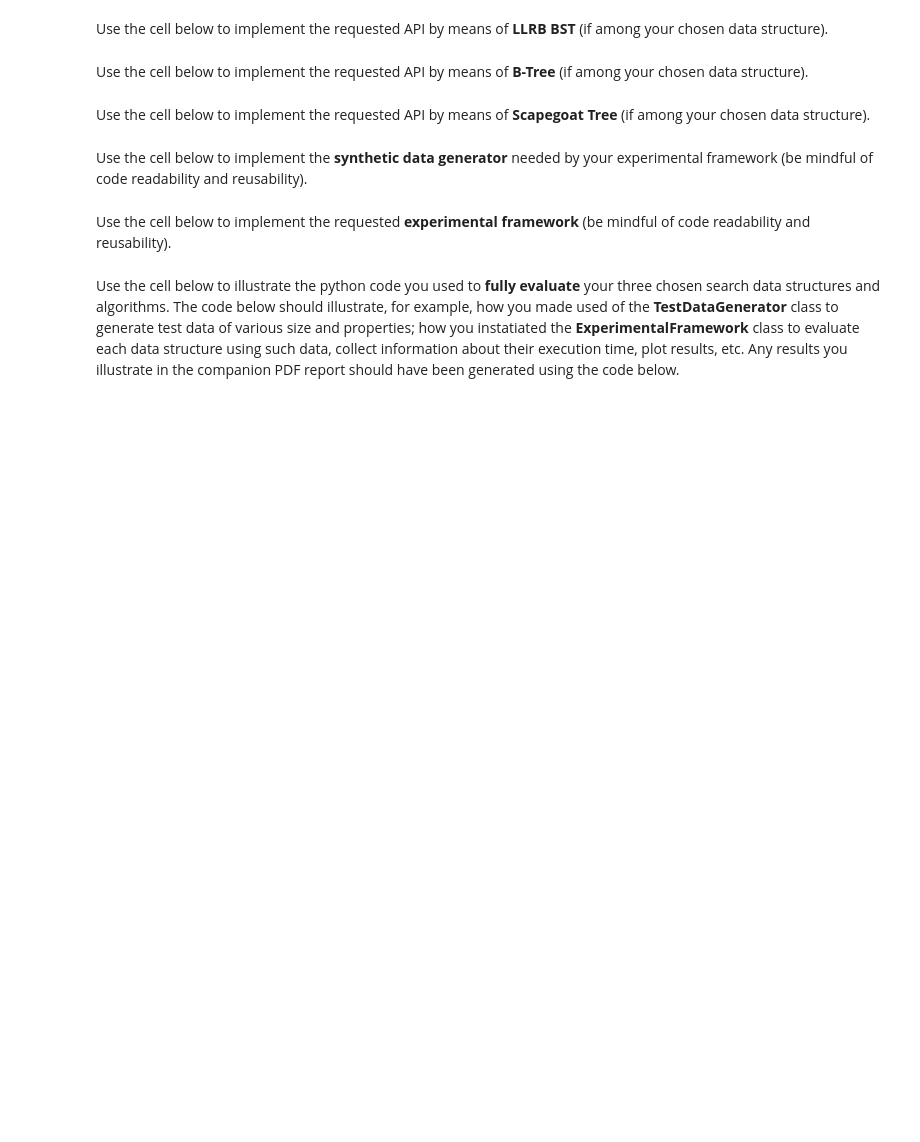
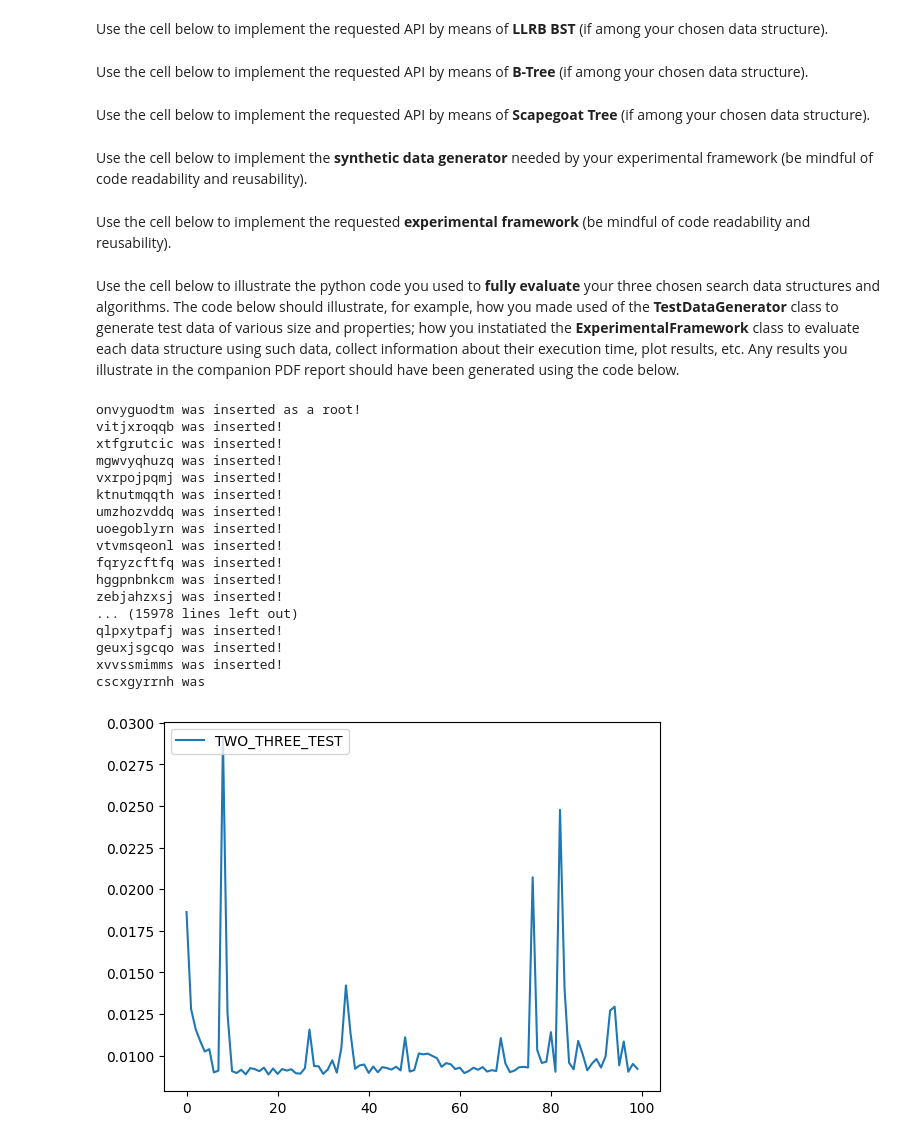
Before and after one commit to raphaellith/Search-Tree-Algorithms, a Jupyter notebook: grp-XXX-0005code.ipynb, the cells around one changed output. Saved outputs shown, nothing was run; the diff lists cells and outputs as text; code cells hidden in the pictures; blank space fills up the shorter version.

```diff
--- a/grp-XXX-0005code.ipynb
+++ b/grp-XXX-0005code.ipynb
@@ -46,21 +46,3 @@ Use the cell below to define any auxiliary data structure and python function yo
 # ADD AUXILIARY DATA STRUCTURE DEFINITIONS AND HELPER CODE HERE
 # %% [markdown]
 Use the cell below to implement the requested API by means of **2-3 Tree** (if among your chosen data structure).
-# %%
-class TwoThreeTree(AbstractSearchInterface):
-
-    def insertElement(self, element):
-        inserted = False
-        # ADD YOUR CODE HERE
-
-
-        return inserted
-
-
-
-    def searchElement(self, element):
-        found = False
-        # ADD YOUR CODE HERE
-
-
-        return found
@@ -468,0 +563,26 @@ Use the cell below to illustrate the python code you used to **fully evaluate**
+# %%
+# ADD YOUR TEST CODE HERE
+
+framework = ExperimentalFramework(max_n=100)
+times = framework.insertion_test(TwoThreeTree, tree_ordering=RANDOM,
+                                    new_element_ordering=RANDOM, num_of_tests=1000)
+framework.plot_times(TWO_THREE_TEST=times)
+# %% [output]
+onvyguodtm was inserted as a root!
+vitjxroqqb was inserted!
+xtfgrutcic was inserted!
+mgwvyqhuzq was inserted!
+vxrpojpqmj was inserted!
+ktnutmqqth was inserted!
+umzhozvddq was inserted!
+uoegoblyrn was inserted!
+vtvmsqeonl was inserted!
+fqryzcftfq was inserted!
+hggpnbnkcm was inserted!
+zebjahzxsj was inserted!
+... (15978 lines left out)
+qlpxytpafj was inserted!
+geuxjsgcqo was inserted!
+xvvssmimms was inserted!
+cscxgyrrnh was
+[figure, added]
```
Also changed, not shown: parts of 3 cells of this notebook.
